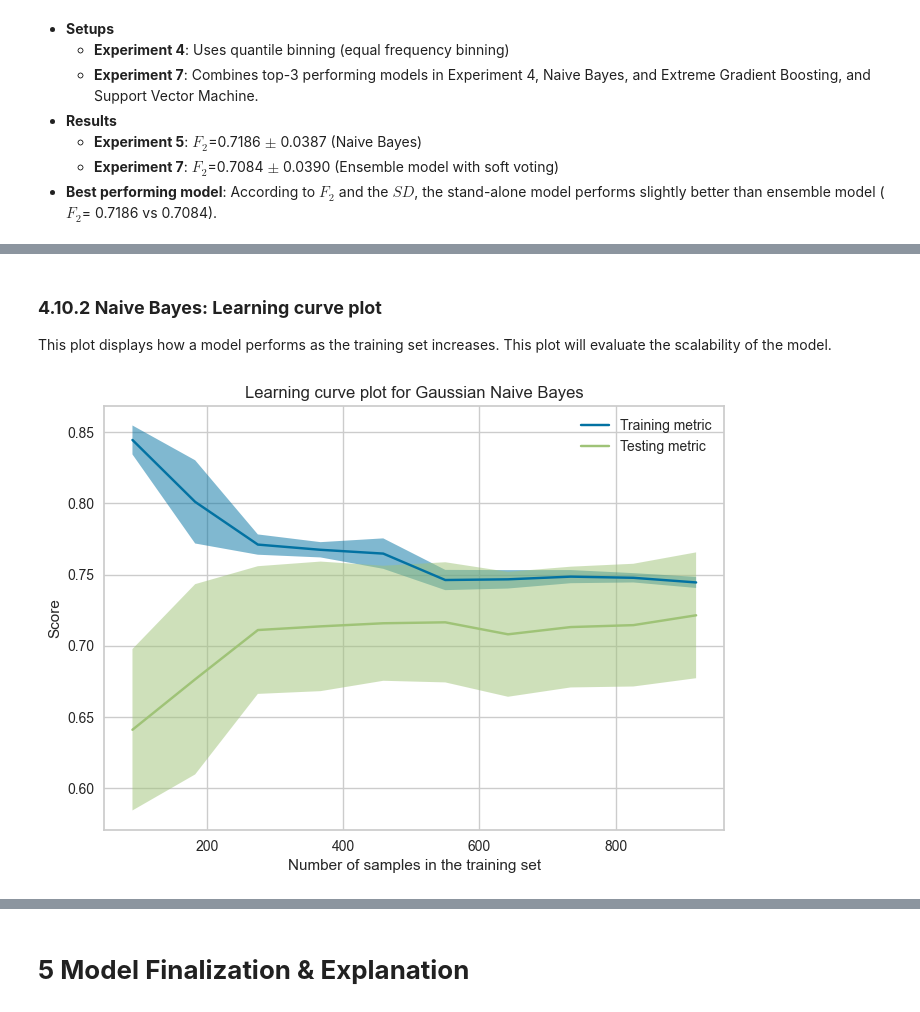
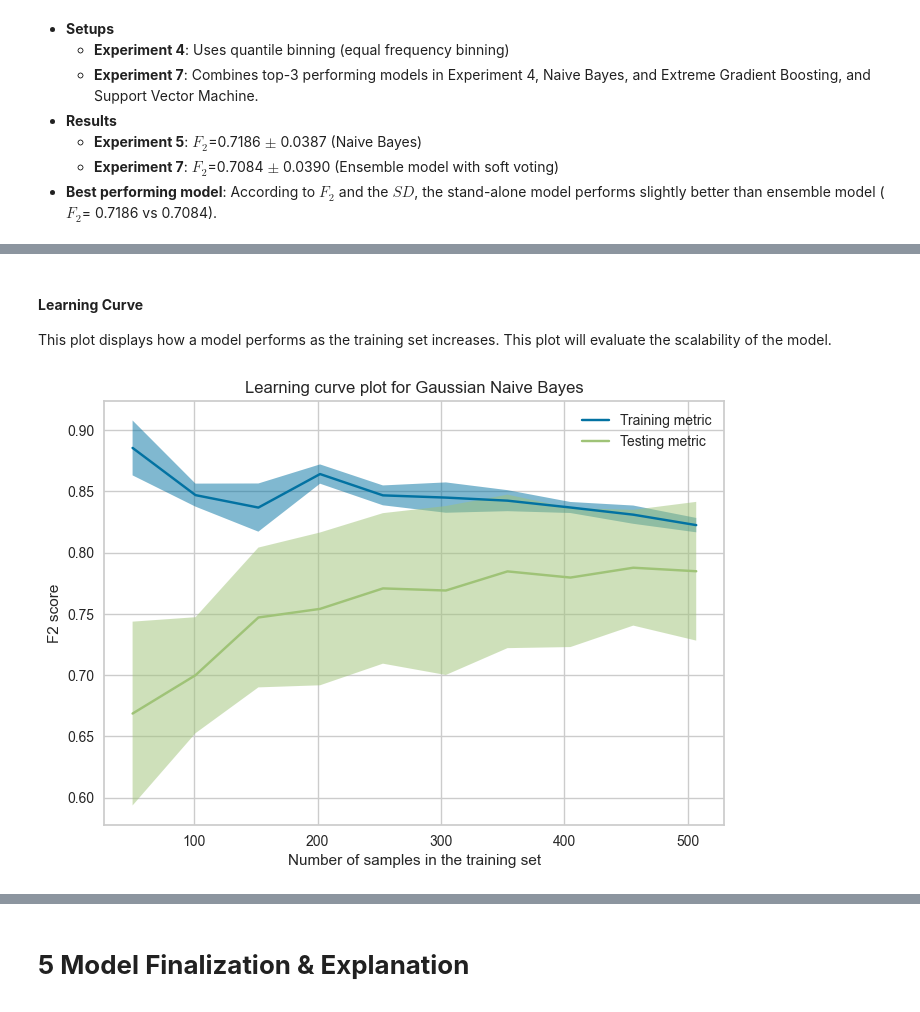
Before and after one commit to LingAdeu/hotel-booking-cancelation-prediction, a Jupyter notebook: notebook/notebook.ipynb, the cells around one changed output, grey strips where cells are left out. Drawn from its saved outputs; the diff is of its cells as text; code cells hidden in the pictures.

```diff
--- a/notebook/notebook.ipynb
+++ b/notebook/notebook.ipynb
@@ -1813,0 +1863,24 @@ print(eval3.loc['Exp7_Mean', 'F2'] - eval3.loc['Exp7_Std', 'F2'],
+# %%
+# setup config of experiment 4
+exp8 = ClassificationExperiment()
+exp8.setup(
+    experiment_name='polynomial features',
+    custom_pipeline=pipeline+[
+        ('fbinning', TransformerWrapper(
+        include=['previous_cancellations',
+                 'booking_changes',
+                 'days_in_waiting_list',
+                 'required_car_parking_spaces'],
+        transformer=KBinsDiscretizer(strategy='quantile'))),
+        ('poly', TransformerWrapper(
+            transformer=PolynomialFeatures(degree=3, interaction_only=False, include_bias=False))),
+        ('resampling', TransformerWrapper(
+            transformer=FixImbalancer(NearMiss(version=3))))
+        ],
+    **configs)
+
+# add F2 to the evaluation metrics
+exp8.add_metric('F2', 'F2', fbeta_score, beta=2)
+
+# get config of experiment 3
+exp8.get_config('pipeline')
@@ -1813,0 +1905,3 @@ print(eval3.loc['Exp7_Mean', 'F2'] - eval3.loc['Exp7_Std', 'F2'],
+# %%
+# compare models
+exp8_bm = exp8.compare_models(sort='F2')
@@ -1813,0 +1926,3 @@ print(eval3.loc['Exp7_Mean', 'F2'] - eval3.loc['Exp7_Std', 'F2'],
+# %%
+# perform hyperparameter tuning
+exp8_tuned_bm = exp8.tune_model(exp8_bm)
@@ -1814,28 +2045,30 @@ print(eval3.loc['Exp7_Mean', 'F2'] - eval3.loc['Exp7_Std', 'F2'],
 # %% [markdown]
-### <b>4.10.2 Naive Bayes: Learning curve plot</b>
+#### <b>Learning Curve</b>
 This plot displays how a model performs as the training set increases. This plot will evaluate the scalability of the model.
 # %%
+# plot learning curve
 import matplotlib.pyplot as plt
 from sklearn.model_selection import LearningCurveDisplay, learning_curve
 from sklearn.metrics import fbeta_score, make_scorer
 
 ftwo_scorer = make_scorer(fbeta_score, beta=2)
 ftwo_scorer
 
-X = exp4.get_config("X_transformed")
-y = exp4.get_config("y_transformed")
+X = exp8.get_config("X_transformed")
+y = exp8.get_config("y_transformed")
 
 common_params = {
     "X": X,
     "y": y,
     "train_sizes": np.linspace(0.1, 1.0, 10),
     "score_type": "both",
     "cv": 10,
     "scoring": ftwo_scorer,
 }
 
-LearningCurveDisplay.from_estimator(exp4_tuned_bm, **common_params)
+LearningCurveDisplay.from_estimator(exp8_tuned_bm, **common_params)
 plt.title('Learning curve plot for Gaussian Naive Bayes')
+plt.ylabel("F2 score")
 plt.show()
 # %% [output]
-[figure, old version]
+[figure, new version]
```
Also changed, not shown: parts of 89 cells of this notebook, 10 other files.
